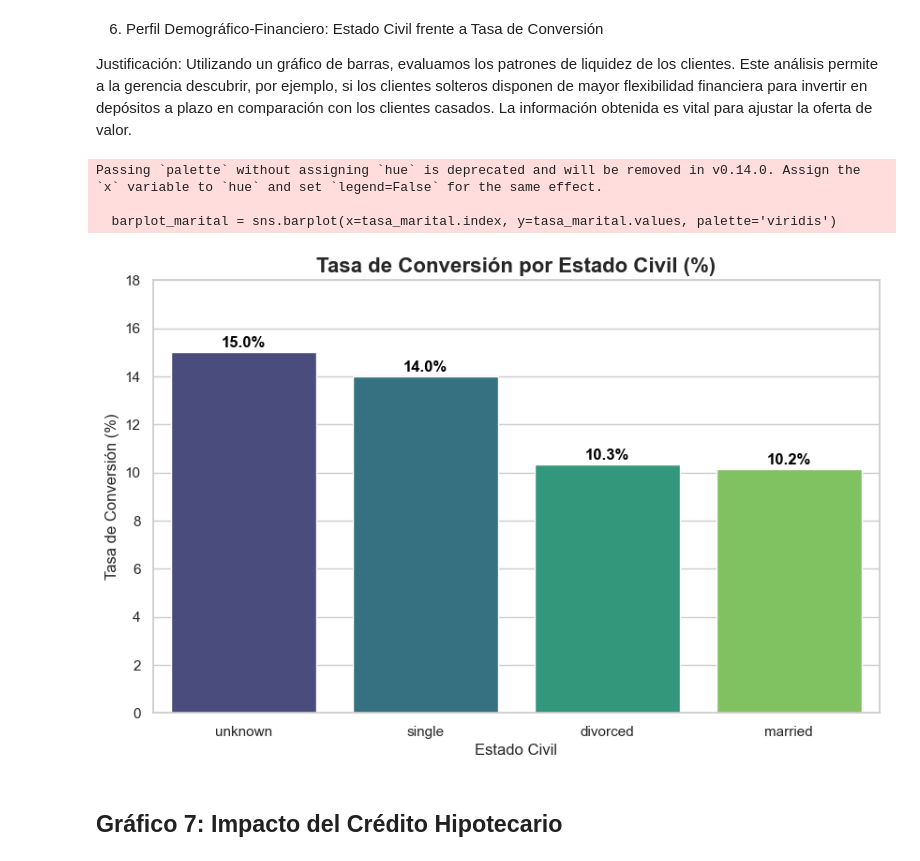
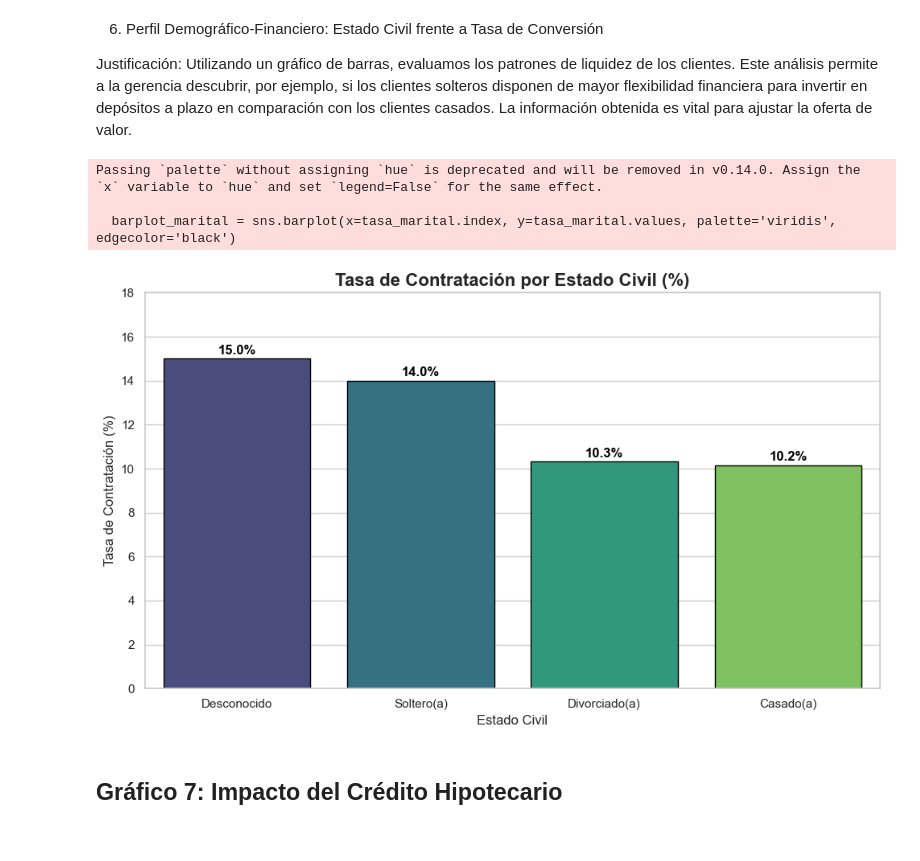
Before and after one commit to sparklyeonn/Proyecto-Preprocesamiento, a Jupyter notebook: graficos.ipynb, the cells around one changed output. Cells and saved outputs as stored; diff of their text form; code cells hidden in the pictures.

```diff
--- a/graficos.ipynb
+++ b/graficos.ipynb
@@ -174,30 +204,43 @@ plt.show()
 
 Justificación: Utilizando un gráfico de barras, evaluamos los patrones de liquidez de los clientes. Este análisis permite a la gerencia descubrir, por ejemplo, si los clientes solteros disponen de mayor flexibilidad financiera para invertir en depósitos a plazo en comparación con los clientes casados. La información obtenida es vital para ajustar la oferta de valor.
 # %%
-# Gráfico 6: Tasa de conversión por estado civil (marital)
+# Gráfico 6: Tasa de contratación por estado civil (marital)
 plt.figure(figsize=(10, 6))
 
-# Calculamos la tasa de conversión media por estado civil
-tasa_marital = df.groupby('marital')['y'].mean().sort_values(ascending=False) * 100
+# 1. Diccionario de traducción para el estado civil
+trad_estado_civil = {
+    'married': 'Casado(a)',
+    'single': 'Soltero(a)',
+    'divorced': 'Divorciado(a)',
+    'unknown': 'Desconocido'
+}
 
-# Generación del gráfico
-barplot_marital = sns.barplot(x=tasa_marital.index, y=tasa_marital.values, palette='viridis')
+# Aplicamos la traducción a una copia temporal
+df_plot_marital = df.copy()
+df_plot_marital['marital'] = df_plot_marital['marital'].map(trad_estado_civil)
 
-plt.title('Tasa de Conversión por Estado Civil (%)', fontsize=16, fontweight='bold')
+# 2. Calculamos la tasa de contratación (%) por estado civil
+tasa_marital = df_plot_marital.groupby('marital')['y'].mean().sort_values(ascending=False) * 100
+
+# 3. Generación del gráfico de barras
+barplot_marital = sns.barplot(x=tasa_marital.index, y=tasa_marital.values, palette='viridis', edgecolor='black')
+
+plt.title('Tasa de Contratación por Estado Civil (%)', fontsize=16, fontweight='bold')
 plt.xlabel('Estado Civil', fontsize=12)
-plt.ylabel('Tasa de Conversión (%)', fontsize=12)
+plt.ylabel('Tasa de Contratación (%)', fontsize=12)
 
-# Añadimos los valores sobre cada barra
+# Añadimos los valores porcentuales sobre cada barra
 for i, v in enumerate(tasa_marital.values):
     barplot_marital.text(i, v + 0.2, f'{v:.1f}%', ha='center', color='black', fontweight='bold')
 
-plt.ylim(0, max(tasa_marital.values) + 3) # Damos un poco de espacio extra arriba
+plt.ylim(0, max(tasa_marital.values) + 3)
+plt.tight_layout()
 plt.show()
 # %% [output]
 Passing `palette` without assigning `hue` is deprecated and will be removed in v0.14.0. Assign the `x` variable to `hue` and set `legend=False` for the same effect.
 
-  barplot_marital = sns.barplot(x=tasa_marital.index, y=tasa_marital.values, palette='viridis')
+  barplot_marital = sns.barplot(x=tasa_marital.index, y=tasa_marital.values, palette='viridis', edgecolor='black')
-[figure, old version]
+[figure, new version]
 # %% [markdown]
 ## Gráfico 7: Impacto del Crédito Hipotecario
 # %% [markdown]
```
Also changed, not shown: parts of 10 cells of this notebook.
